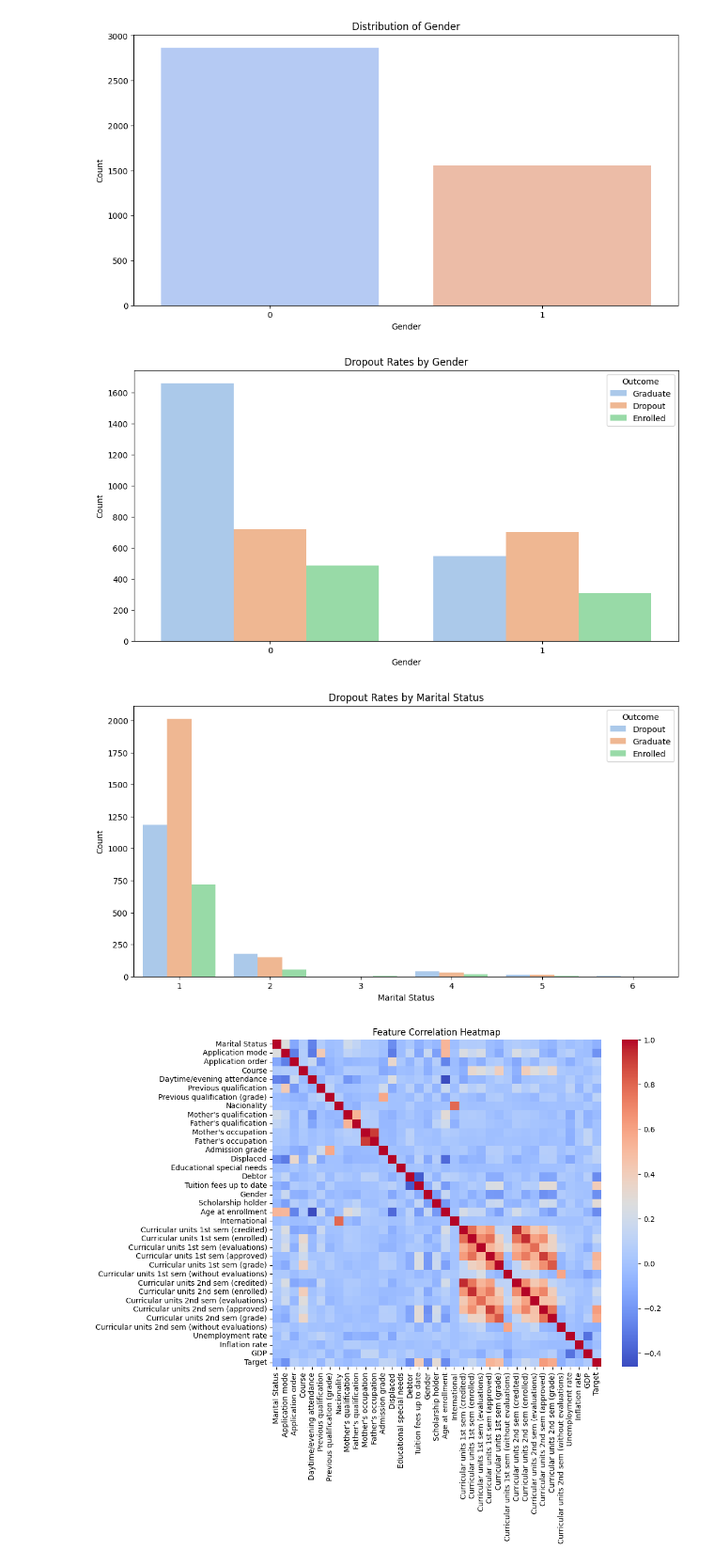
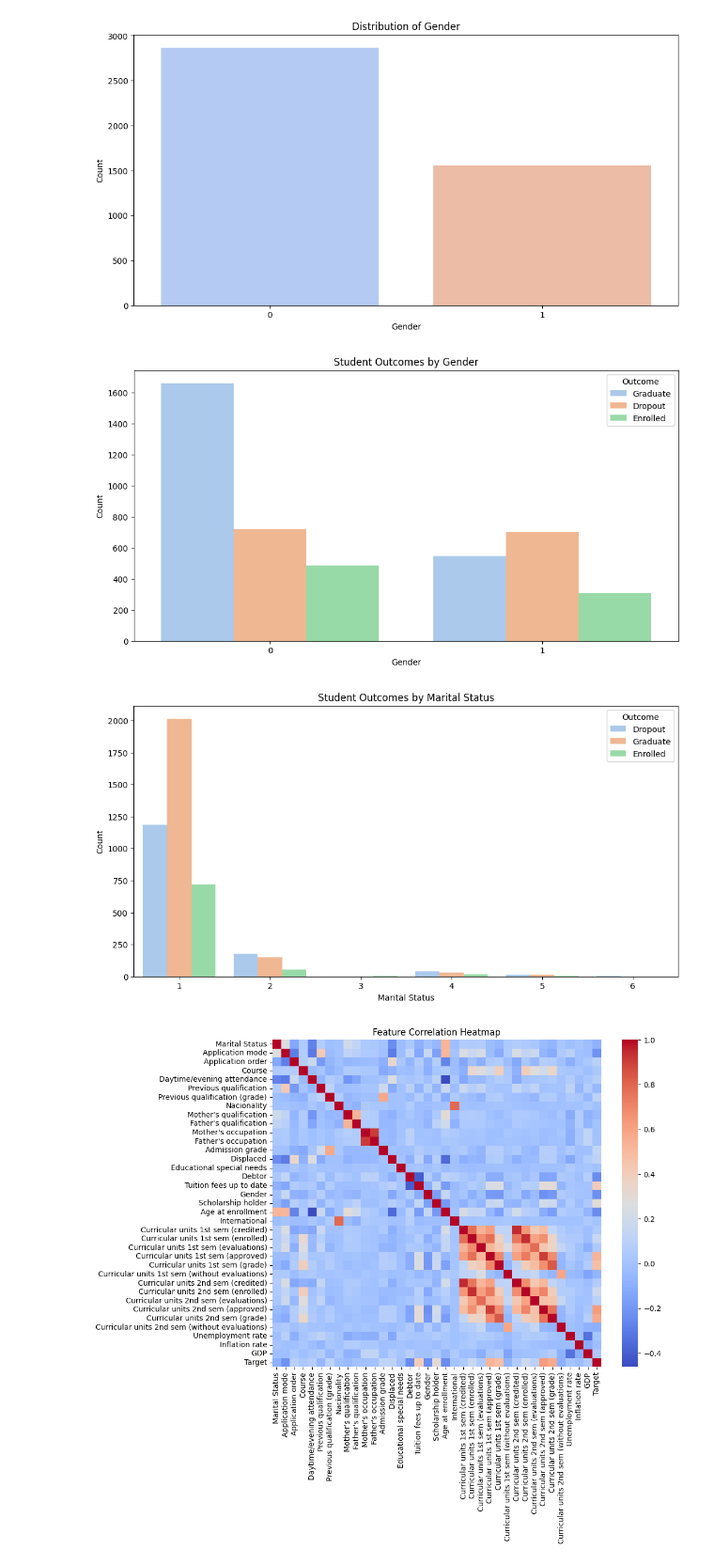
Before and after one commit to jackiechen24/dropoutbias, a Jupyter notebook: Cleaned_Dropout_Prediction_with_Fairness.ipynb, the cells around one changed output. Shown at 94% size. Cells and saved outputs as stored; diff of their text form; code cells hidden in the pictures.

Commit message:
Updated parts of code (titles of some of the plots) and ran code with these updates

```diff
--- a/Cleaned_Dropout_Prediction_with_Fairness.ipynb
+++ b/Cleaned_Dropout_Prediction_with_Fairness.ipynb
@@ -183,27 +189,27 @@ plt.show()
 # %% [output]
 [figure]
 # %%
-# Step 8: Analyzing dropout rates across gender
+# Step 8: Analyzing student outcomes across gender
 plt.figure(figsize=(12, 6))
 sns.countplot(data=df, x='Gender', hue='Target', palette='pastel')
-plt.title("Dropout Rates by Gender")
+plt.title("Student Outcomes by Gender")
 plt.xlabel("Gender")
 plt.ylabel("Count")
 plt.legend(title='Outcome')
 plt.show()
 # %% [output]
-[figure, old version]
+[figure, new version]
 # %%
-# Step 9: Analyzing dropout rates across marital status
+# Step 9: Analyzing student outcomes across marital status
 plt.figure(figsize=(12, 6))
 sns.countplot(data=df, x='Marital Status', hue='Target', palette='pastel')
-plt.title("Dropout Rates by Marital Status")
+plt.title("Student Outcomes by Marital Status")
 plt.xlabel("Marital Status")
 plt.ylabel("Count")
 plt.legend(title='Outcome')
 plt.show()
 # %% [output]
-[figure, old version]
+[figure, new version]
 # %%
 # Step 10: Checking correlations between numerical features and target variable
 # Step 11: Data Preprocessing
```
Also changed, not shown: parts of 5 cells of this notebook.
